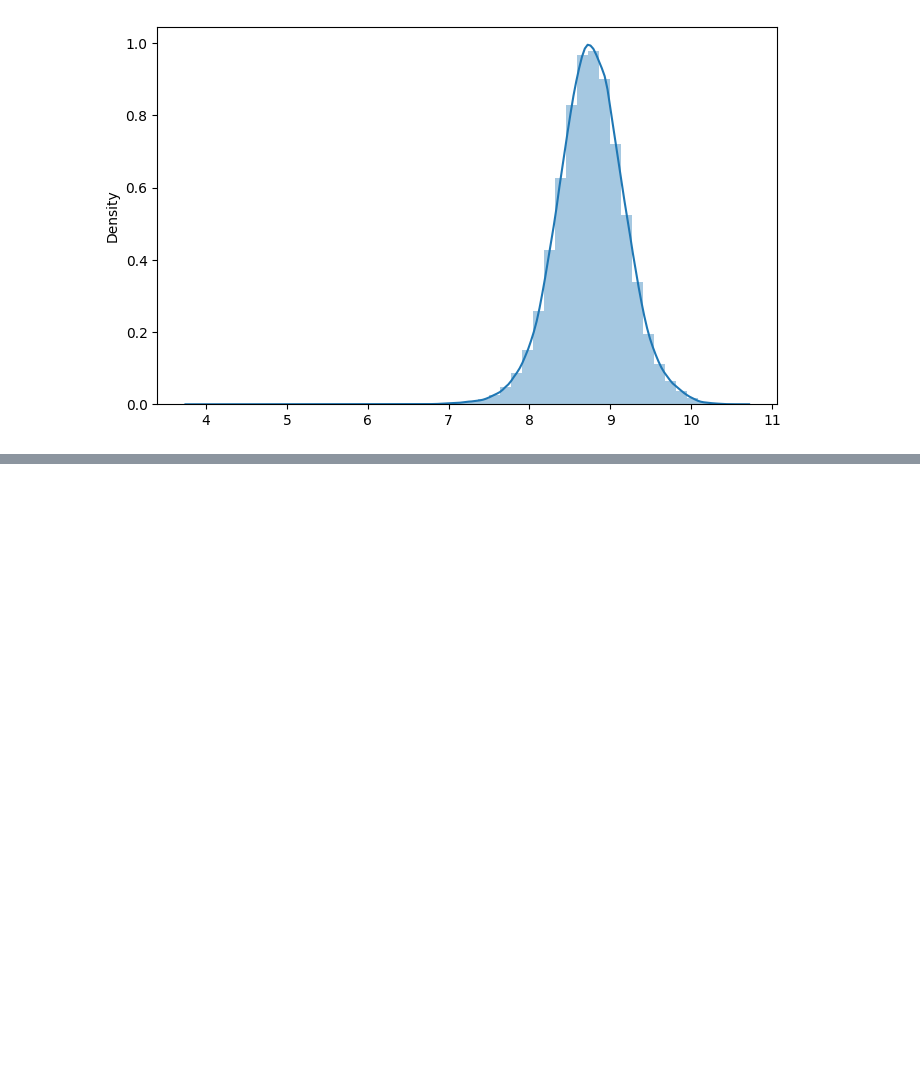
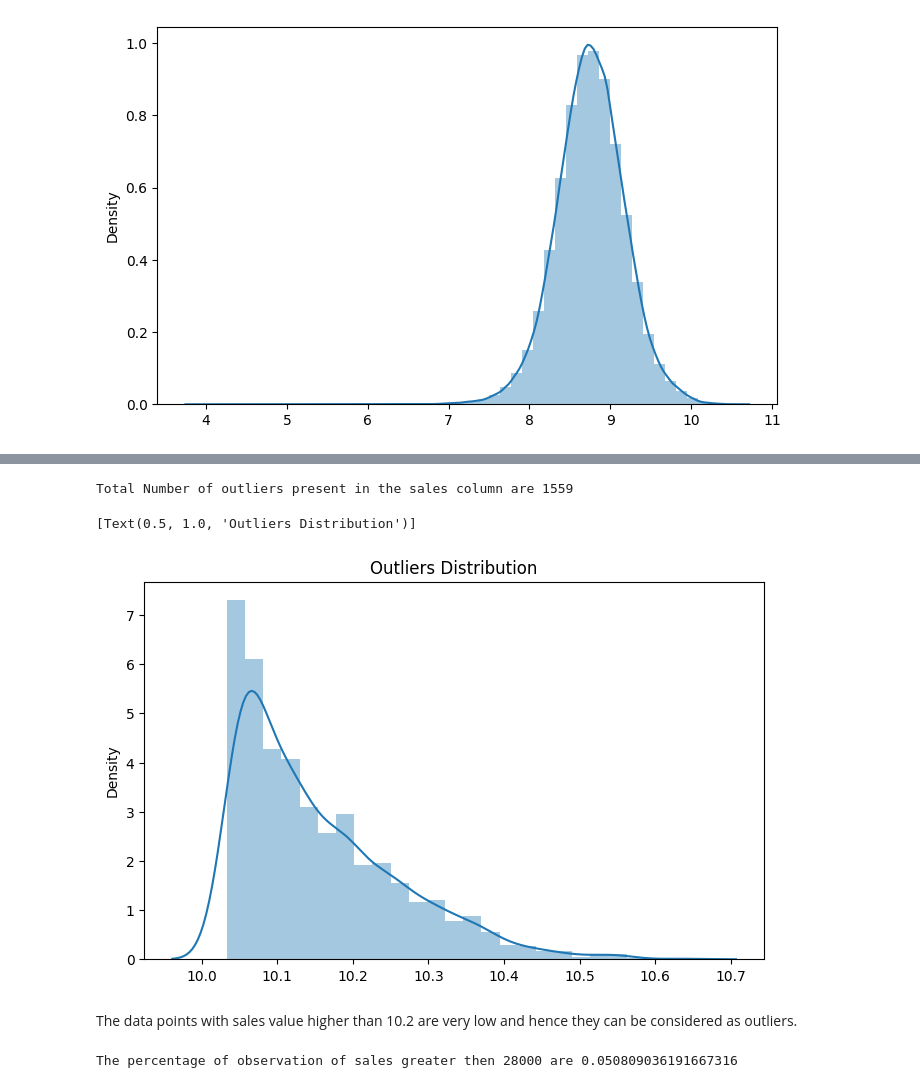
Before and after one commit to ambika1us/Retail_Sales_Prediction, a Jupyter notebook: Retail_Sales_Prediction.ipynb, the cells around one changed output, grey strips where cells are left out. Saved outputs shown, nothing was run; the diff lists cells and outputs as text; code cells hidden in the pictures; blank space fills up the shorter version.

```diff
--- a/Retail_Sales_Prediction.ipynb
+++ b/Retail_Sales_Prediction.ipynb
@@ -554,0 +571,23 @@ sns.distplot(x=df1['Sales'])
+# %%
+#Creating a feature for promo interval and checking if promo2 was running in the sale month
+def promo2running(df):
+  month_dict={1:'Jan',2:'Feb',3:'Mar',4:'Apr',5:'May',6:'Jun',7:'Jul',8:'Aug',9:'Sep',10:'Oct',11:'Nov',12:'Dec'}
+  try:
+    months=df['PromoInterval'].split(',')
+    if df['Month'] and month_dict[df['Month']] in months:
+      return 1
+    else:
+      return 0
+  except Exception:
+    return 0
+# %%
+#Applying
+df1['Promo2running']=df1.apply(promo2running,axis=1)*df1['Promo2']
+# %%
+#Droping unnecessary columns
+df1.drop(['Promo2SinceYear','Promo2SinceWeek','PromoInterval'], axis=1,inplace=True)
+# %%
+#setting date and store as index
+df1.set_index(['Date','Store'],inplace=True)
+#sorting index following the time series
+df1.sort_index(inplace=True)
@@ -554,0 +611,29 @@ sns.distplot(x=df1['Sales'])
+# %%
+#code to separate outliers
+mean_sales=np.mean(df1['Sales'])
+sd_sales=np.std(df1['Sales'])
+#more than 3 standard deviation is an outlier
+threshold=3
+#code to identify them
+outliers=[]
+for value in df1['Sales']:
+  z_score=(value-mean_sales)/sd_sales
+  if z_score>threshold:
+    outliers.append(value)
+#total numebr of outliers
+print(f"Total Number of outliers present in the sales column are {len(outliers)}")
+#plot the outlier distribution
+sns.distplot(x=outliers).set(title="Outliers Distribution")
+# %% [output]
+Total Number of outliers present in the sales column are 1559
+[Text(0.5, 1.0, 'Outliers Distribution')]
+[figure, added]
+# %% [markdown]
+The data points with sales value higher than 10.2 are very low and hence they can be considered as outliers.
+# %%
+#percentage of sales greater than 10.2
+sales_outliers=df1.loc[df1['Sales']>10.2]
+percentage_of_outliers=(len(sales_outliers)/len(df1))*100
+print(f'The percentage of observation of sales greater then 28000 are {percentage_of_outliers}')
+# %% [output]
+The percentage of observation of sales greater then 28000 are 0.050809036191667316
```
Also changed, not shown: parts of 11 cells of this notebook.
